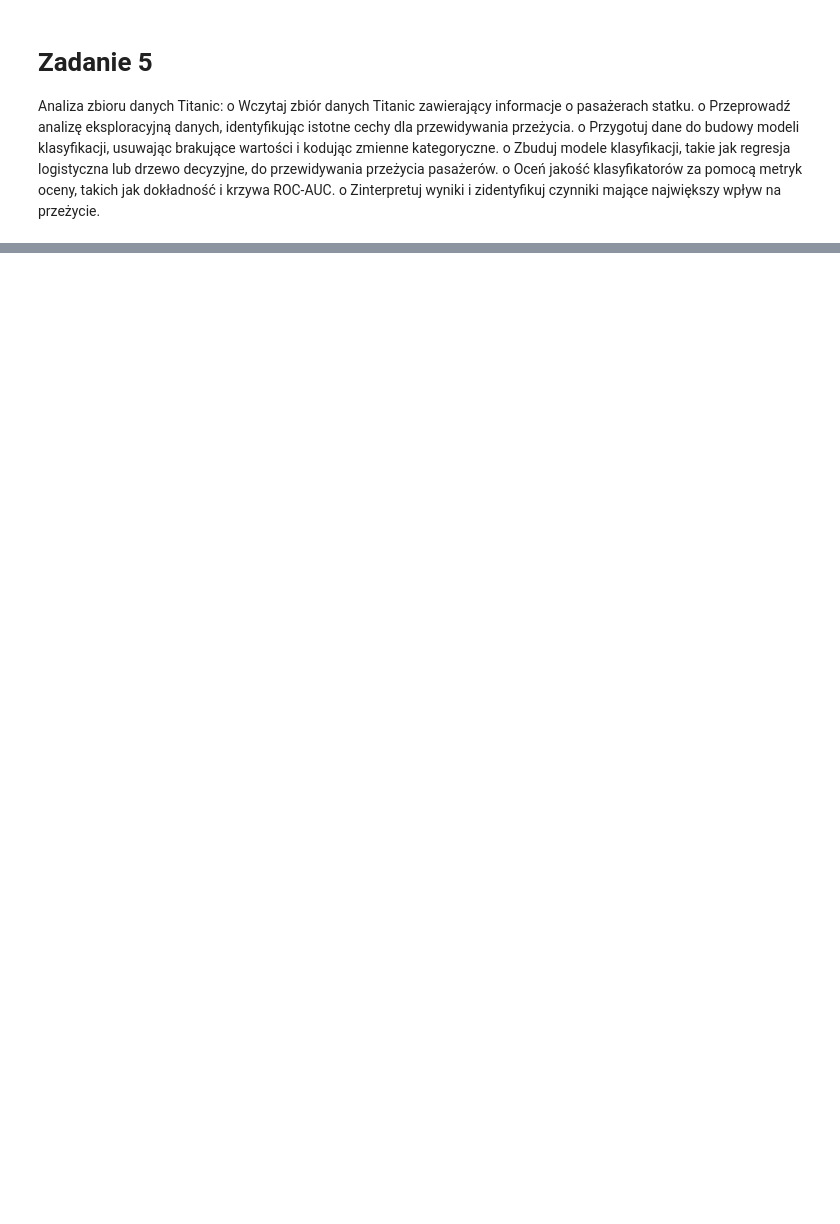
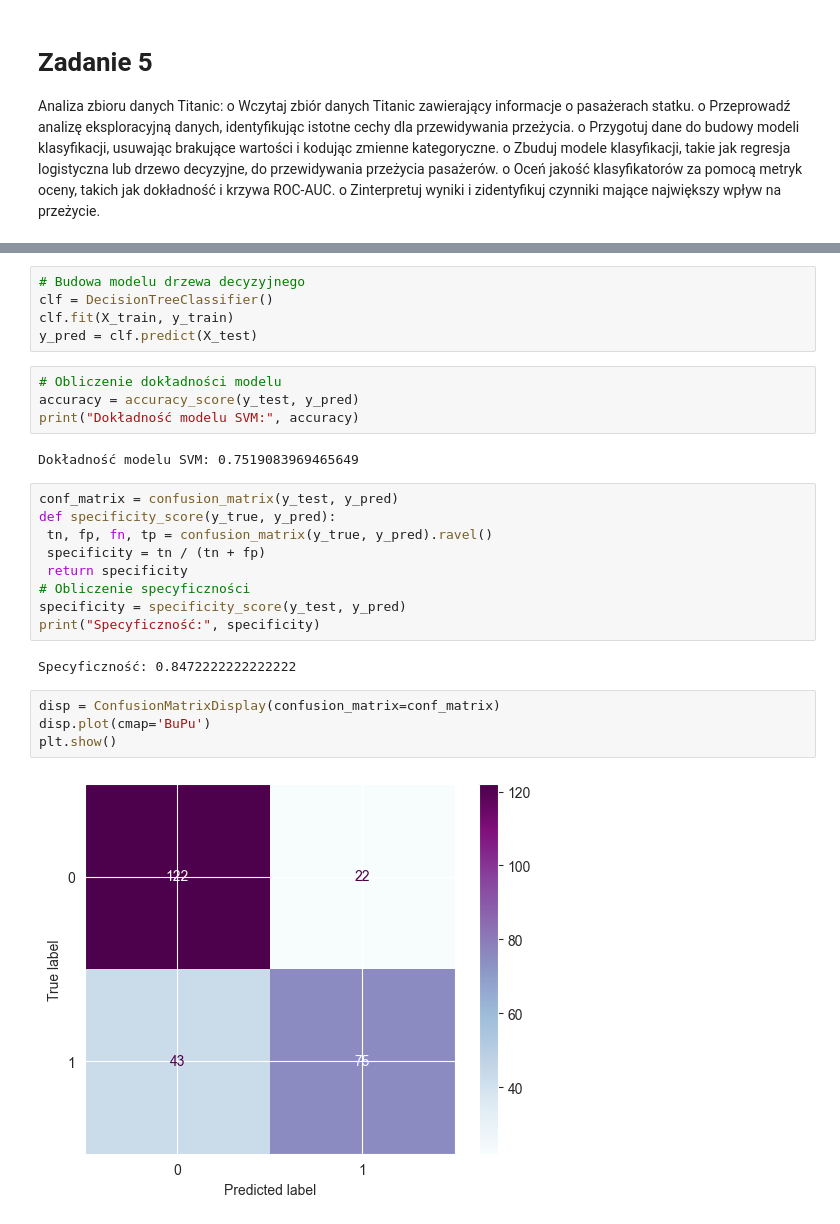
Before and after one commit to MrChazar/Methods_And_Tools_Of_Big_Data, a Jupyter notebook: LAB_7/exercise_4.ipynb, the cells around one changed output, grey strips where cells are left out. Drawn from its saved outputs; the diff is of its cells as text; blank space fills up the shorter version.

```diff
--- a/LAB_7/exercise_4.ipynb
+++ b/LAB_7/exercise_4.ipynb
@@ -82,0 +128,28 @@ KeyError: "['female'] not in index"
+# %%
+# Budowa modelu drzewa decyzyjnego
+clf = DecisionTreeClassifier()
+clf.fit(X_train, y_train)
+y_pred = clf.predict(X_test)
+# %%
+# Obliczenie dokładności modelu
+accuracy = accuracy_score(y_test, y_pred)
+print("Dokładność modelu SVM:", accuracy)
+# %% [output]
+Dokładność modelu SVM: 0.7519083969465649
+# %%
+conf_matrix = confusion_matrix(y_test, y_pred)
+def specificity_score(y_true, y_pred):
+ tn, fp, fn, tp = confusion_matrix(y_true, y_pred).ravel()
+ specificity = tn / (tn + fp)
+ return specificity
+# Obliczenie specyficzności
+specificity = specificity_score(y_test, y_pred)
+print("Specyficzność:", specificity)
+# %% [output]
+Specyficzność: 0.8472222222222222
+# %%
+disp = ConfusionMatrixDisplay(confusion_matrix=conf_matrix)
+disp.plot(cmap='BuPu')
+plt.show()
+# %% [output]
+[figure, added]
```
Also changed, not shown: parts of 9 cells of this notebook, 5 other files.
